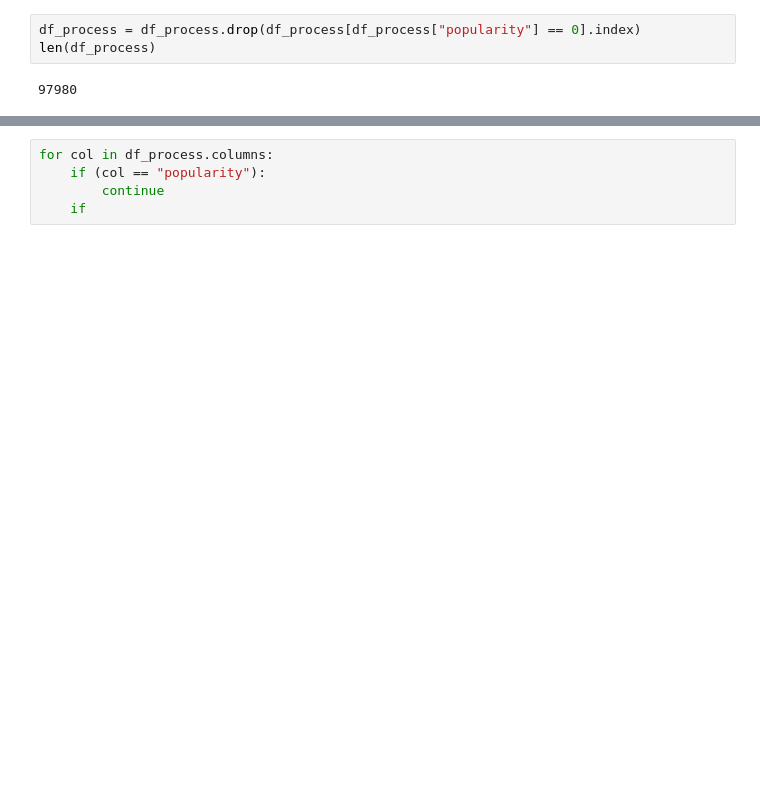
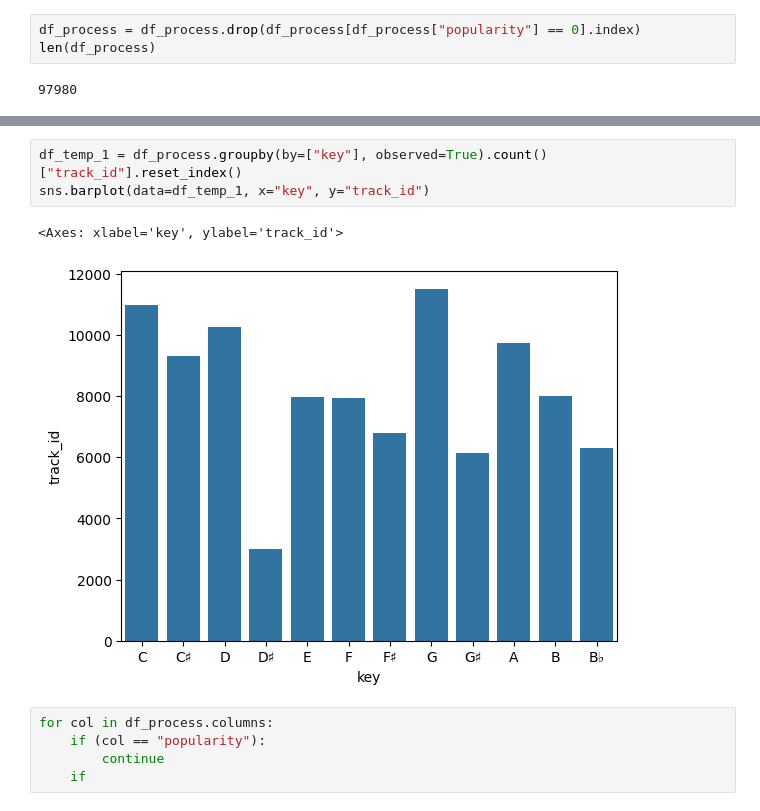
Before and after one commit to AEEM1993/Caso_Practico_Estadistica, a Jupyter notebook: caso_practico.ipynb, the cells around one changed output, grey strips where cells are left out. Saved outputs shown, nothing was run; the diff lists cells and outputs as text; blank space fills up the shorter version.

```diff
--- a/caso_practico.ipynb
+++ b/caso_practico.ipynb
@@ -146,3 +169,9 @@ loudness
+# %%
+df_temp_1 = df_process.groupby(by=["key"], observed=True).count()["track_id"].reset_index()
+sns.barplot(data=df_temp_1, x="key", y="track_id")
+# %% [output]
+<Axes: xlabel='key', ylabel='track_id'>
+[figure, added]
 # %%
 for col in df_process.columns:
     if (col == "popularity"):
```
Also changed, not shown: parts of 7 cells of this notebook.
